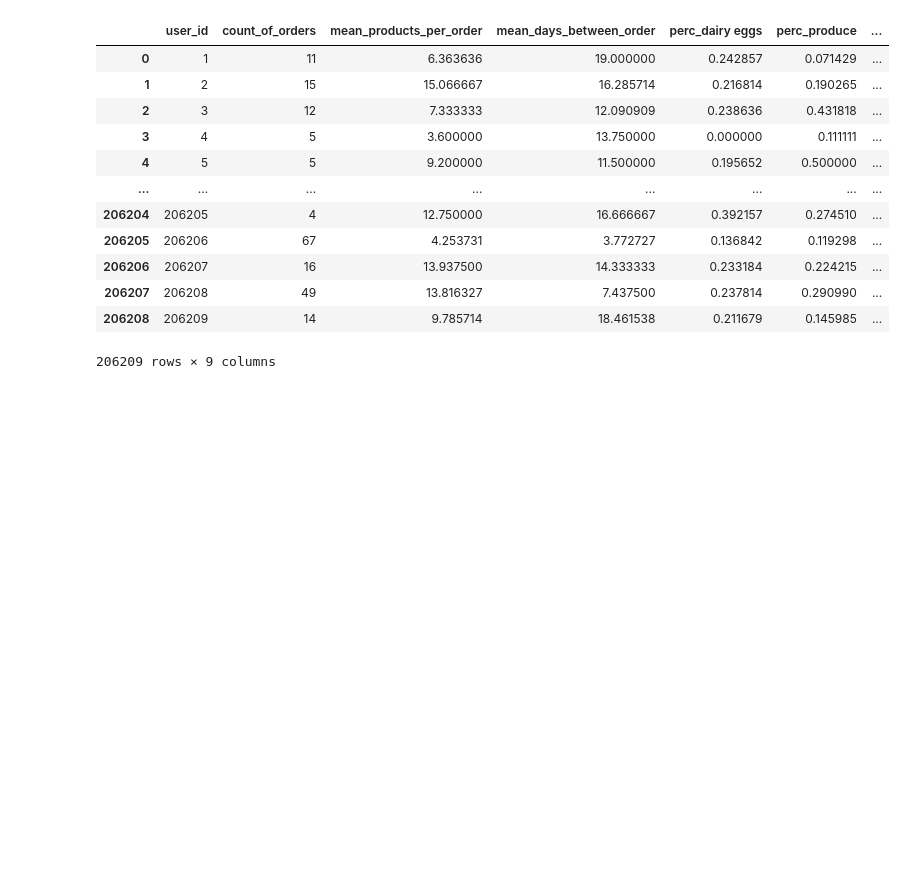
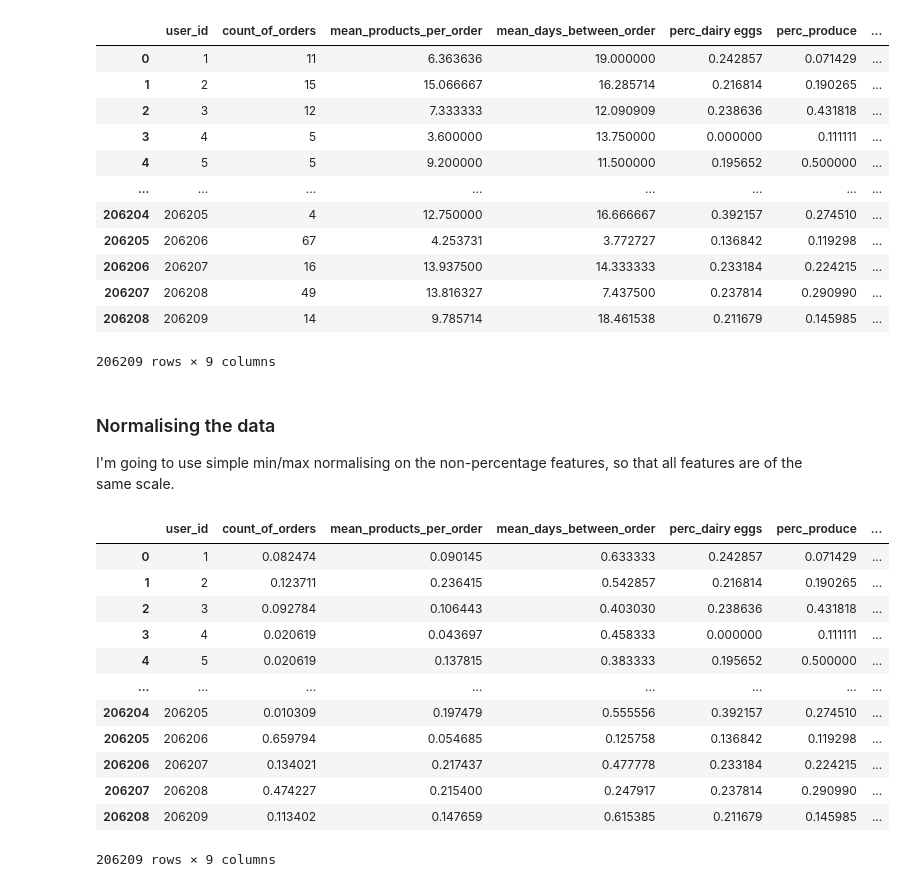
Before and after one commit to FraserTarbet/Instacart-Customer-Segmentation, a Jupyter notebook: CustomerSegmentation.ipynb, the cells around one changed output. Saved outputs shown, nothing was run; the diff lists cells and outputs as text; code cells hidden in the pictures; blank space fills up the shorter version.

```diff
--- a/CustomerSegmentation.ipynb
+++ b/CustomerSegmentation.ipynb
@@ -232,3 +232,34 @@ customers_complete
 | 206207 | 206208 | 49 | 13.816327 | 7.437500 | 0.237814 | 0.290990 | ... |
 | 206208 | 206209 | 14 | 9.785714 | 18.461538 | 0.211679 | 0.145985 | ... |
 206209 rows × 9 columns
+# %% [markdown]
+### Normalising the data
+
+I'm going to use simple min/max normalising on the non-percentage features, so that all features are of the same scale.
+# %%
+fields_to_norm = [
+    "count_of_orders",
+    "mean_products_per_order",
+    "mean_days_between_order"
+]
+
+for field in fields_to_norm:
+    min_bound = customers_complete[field].min()
+    max_bound = customers_complete[field].max()
+    customers_complete[field] = (customers_complete[field] - min_bound) / (max_bound - min_bound)
+
+customers_complete
+# %% [output]
+|  | user_id | count_of_orders | mean_products_per_order | mean_days_between_order | perc_dairy eggs | perc_produce | ... |
+| 0 | 1 | 0.082474 | 0.090145 | 0.633333 | 0.242857 | 0.071429 | ... |
+| 1 | 2 | 0.123711 | 0.236415 | 0.542857 | 0.216814 | 0.190265 | ... |
+| 2 | 3 | 0.092784 | 0.106443 | 0.403030 | 0.238636 | 0.431818 | ... |
+| 3 | 4 | 0.020619 | 0.043697 | 0.458333 | 0.000000 | 0.111111 | ... |
+| 4 | 5 | 0.020619 | 0.137815 | 0.383333 | 0.195652 | 0.500000 | ... |
+| ... | ... | ... | ... | ... | ... | ... | ... |
+| 206204 | 206205 | 0.010309 | 0.197479 | 0.555556 | 0.392157 | 0.274510 | ... |
+| 206205 | 206206 | 0.659794 | 0.054685 | 0.125758 | 0.136842 | 0.119298 | ... |
+| 206206 | 206207 | 0.134021 | 0.217437 | 0.477778 | 0.233184 | 0.224215 | ... |
+| 206207 | 206208 | 0.474227 | 0.215400 | 0.247917 | 0.237814 | 0.290990 | ... |
+| 206208 | 206209 | 0.113402 | 0.147659 | 0.615385 | 0.211679 | 0.145985 | ... |
+206209 rows × 9 columns
```
